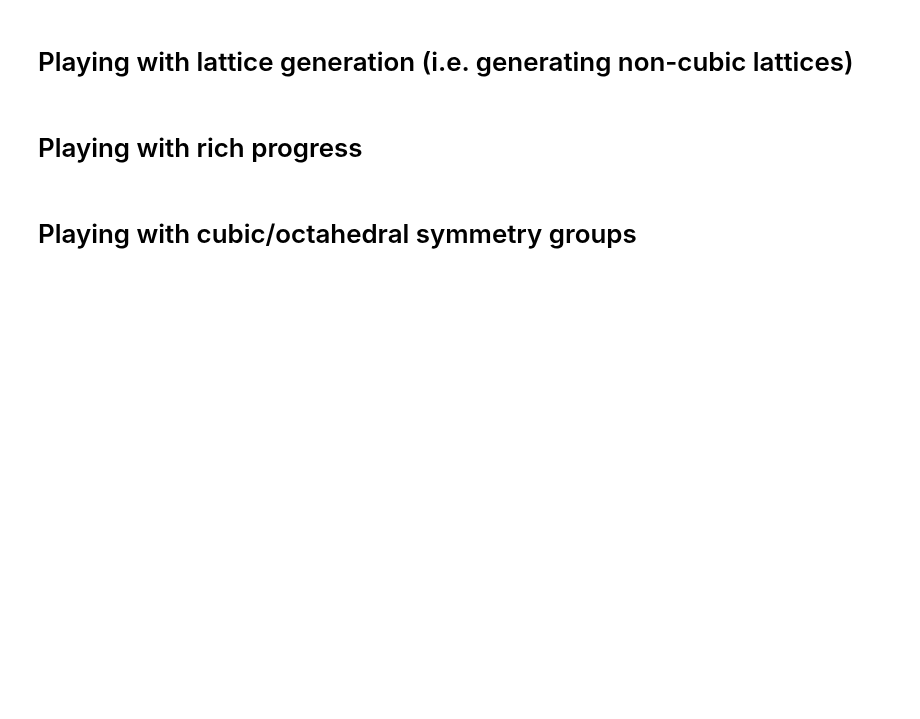
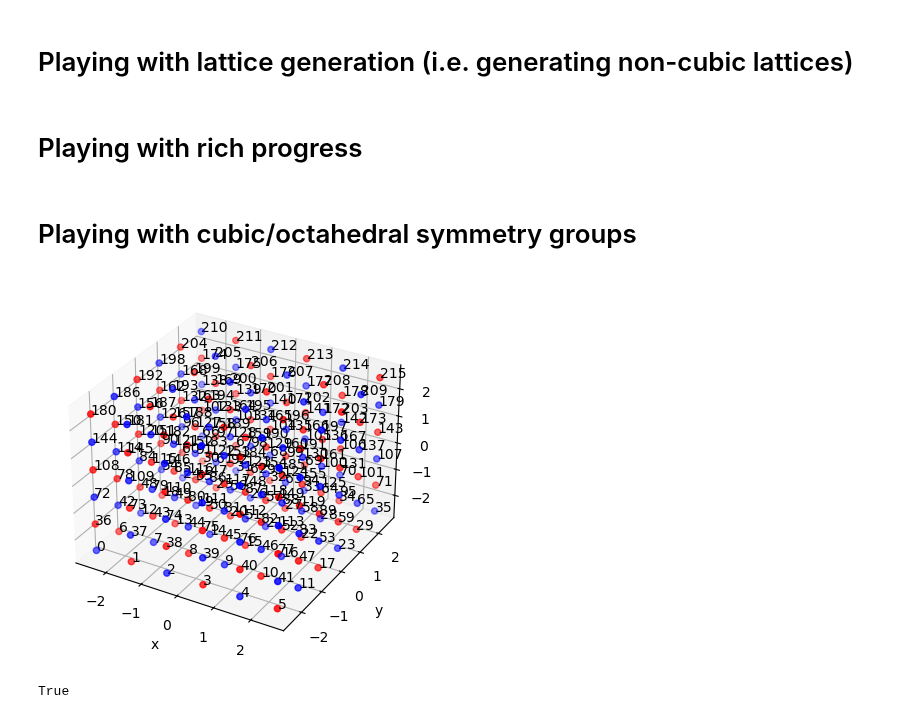
Before and after one commit to timbernat/NREL_polymers, a Jupyter notebook: coordgen.ipynb, the cells around one changed output. Drawn from its saved outputs; the diff is of its cells as text; code cells hidden in the pictures; blank space fills up the shorter version.

```diff
--- a/coordgen.ipynb
+++ b/coordgen.ipynb
@@ -152,0 +149,24 @@ class Student:
+# %%
+import matplotlib.pyplot as plt
+
+alternate : bool = not False
+fig = plt.figure()
+ax = fig.add_subplot(projection='3d')
+
+if alternate:
+    ax.scatter(*lattice[ index_is_odd].T, color='r')
+    ax.scatter(*lattice[~index_is_odd].T, color='b')
+else:
+    ax.scatter(*lattice.T, color='r')
+
+labels = np.lexsort(lattice.T)
+for i, coords in zip(labels, lattice):
+    ax.text(*coords, str(i))
+
+ax.set_xlabel('x')
+ax.set_ylabel('y')
+ax.set_zlabel('z')
+
+plt.show()
+# %% [output]
+[figure, added]
@@ -152,0 +201,28 @@ class Student:
+# %%
+from collections import defaultdict
+
+perms  = {}
+all_cycles = {}
+
+orbits = defaultdict(set)
+stabilizers = defaultdict(list)
+
+init_order = np.lexsort(lattice.T)
+group_matrices = [el for el in orthogonal_basis_transforms(3)]
+for i, trans in enumerate(group_matrices):
+    new = lattice @ trans
+    perms[i]      = perm   = Permutation(*np.lexsort(new.T))
+    all_cycles[i] = cycles = perm.to_cycles(canonicalize=False)
+
+    for cycle in cycles:
+        if len(cycle) == 1:
+            point_idx = cycle[0] # get the one element in the singleton cycle
+            stabilizers[point_idx].append(trans)
+
+        for point_idx in cycle:
+            orbits[point_idx].update(cycle)
+
+unique_orbits = set(tuple(sorted(orbit)) for orbit in orbits.values())
+sum(len(i) for i in unique_orbits) == num_points
+# %% [output]
+True
```
Also changed, not shown: parts of 15 cells of this notebook.
